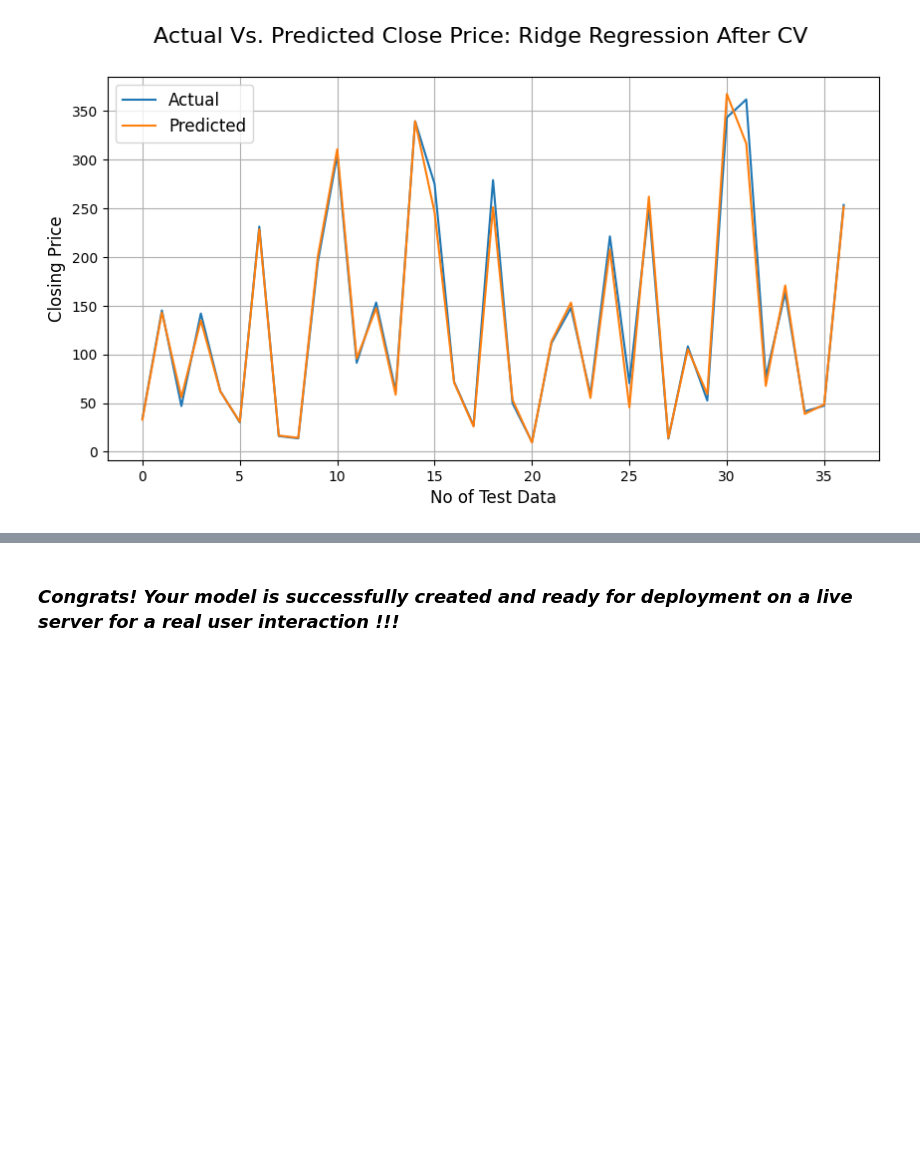
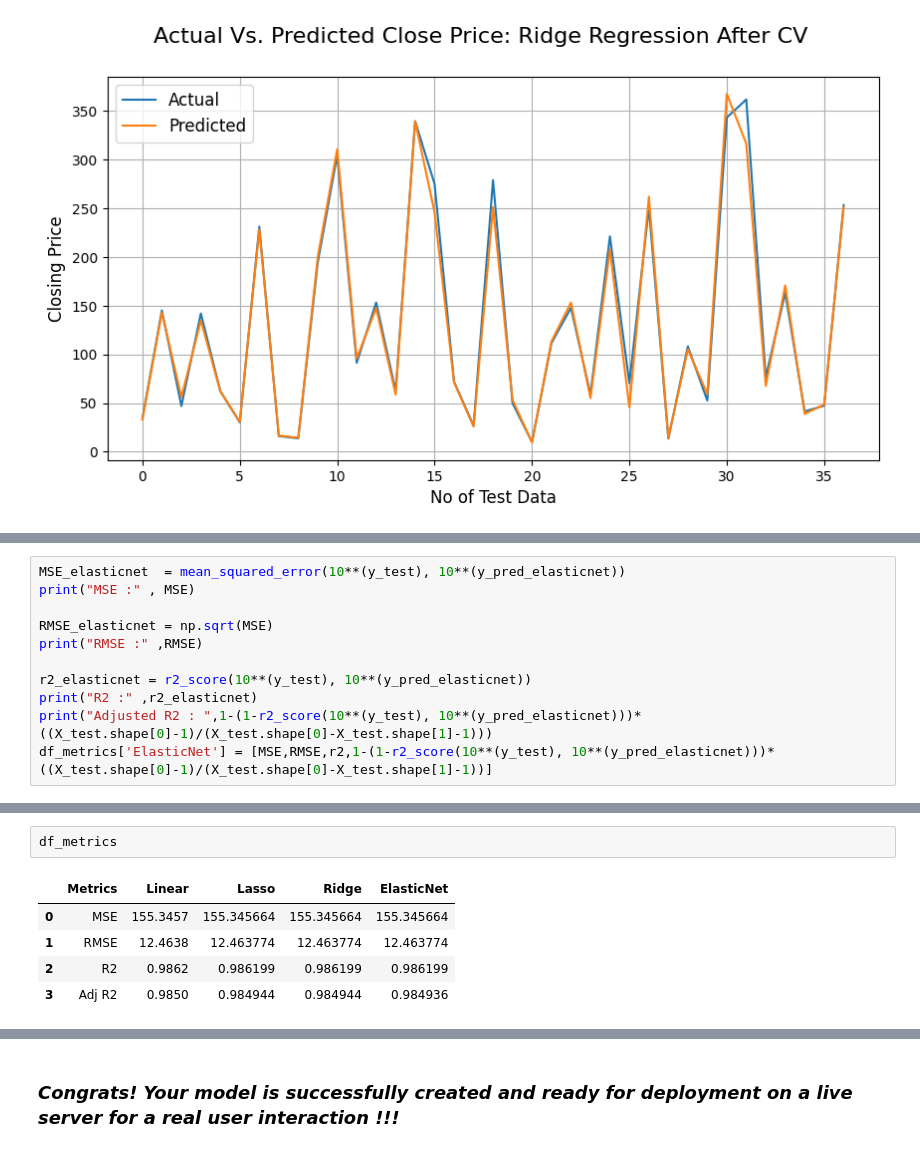
Before and after one commit to atulchune/YesBank_Stock_closing_price_prediction, a Jupyter notebook: YesBank_closing_stock_price_prediction.ipynb, the cells around one changed output, grey strips where cells are left out. Saved outputs shown, nothing was run; the diff lists cells and outputs as text; blank space fills up the shorter version.

```diff
--- a/YesBank_closing_stock_price_prediction.ipynb
+++ b/YesBank_closing_stock_price_prediction.ipynb
@@ -952,0 +1101,11 @@ The main purpose of ElasticNet Regression is to find the coefficients that minim
+# %%
+MSE_elasticnet  = mean_squared_error(10**(y_test), 10**(y_pred_elasticnet))
+print("MSE :" , MSE)
+
+RMSE_elasticnet = np.sqrt(MSE)
+print("RMSE :" ,RMSE)
+
+r2_elasticnet = r2_score(10**(y_test), 10**(y_pred_elasticnet))
+print("R2 :" ,r2_elasticnet)
+print("Adjusted R2 : ",1-(1-r2_score(10**(y_test), 10**(y_pred_elasticnet)))*((X_test.shape[0]-1)/(X_test.shape[0]-X_test.shape[1]-1)))
+df_metrics['ElasticNet'] = [MSE,RMSE,r2,1-(1-r2_score(10**(y_test), 10**(y_pred_elasticnet)))*((X_test.shape[0]-1)/(X_test.shape[0]-X_test.shape[1]-1))]
@@ -952,0 +1136,8 @@ The main purpose of ElasticNet Regression is to find the coefficients that minim
+# %%
+df_metrics
+# %% [output]
+|  | Metrics | Linear | Lasso | Ridge | ElasticNet |
+| 0 | MSE | 155.3457 | 155.345664 | 155.345664 | 155.345664 |
+| 1 | RMSE | 12.4638 | 12.463774 | 12.463774 | 12.463774 |
+| 2 | R2 | 0.9862 | 0.986199 | 0.986199 | 0.986199 |
+| 3 | Adj R2 | 0.9850 | 0.984944 | 0.984944 | 0.984936 |
```
Also changed, not shown: parts of 25 cells of this notebook.
